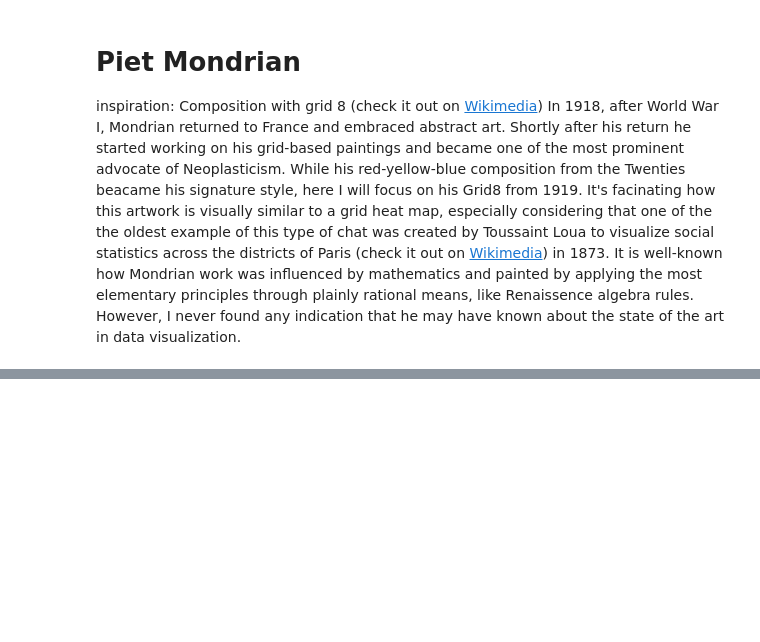
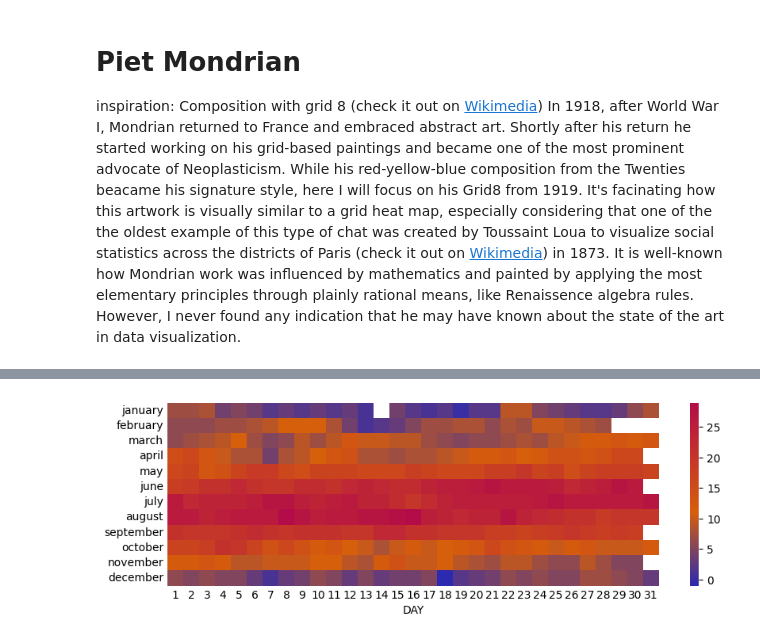
Before and after one commit to p-vale/datart, a Jupyter notebook: mondrian_grid.ipynb, the cells around one changed output, grey strips where cells are left out. Drawn from its saved outputs; the diff is of its cells as text; code cells hidden in the pictures; blank space fills up the shorter version.

Commit message:
mondrian heatmap

```diff
--- a/mondrian_grid.ipynb
+++ b/mondrian_grid.ipynb
@@ -71,0 +64,11 @@ sns.heatmap(df_heat.corr(), cmap='vlag')
+# %%
+df_heat = pd.DataFrame(data={'DAY':day_arr})
+for month in month_arr:
+  df_tmp = copy.copy(df_media.query('MONTH==@month'))
+  df_tmp = df_tmp.rename(columns = {'TMEDIA': month})
+  df_tmp = df_tmp.drop(columns = ['MONTH'])
+  df_heat = df_heat.merge(df_tmp, on='DAY', how = 'outer')
+
+df_heat = df_heat.set_index('DAY')
+df_heat = df_heat.T
+df_heat.head(3)
@@ -71,0 +106,25 @@ sns.heatmap(df_heat.corr(), cmap='vlag')
+# %%
+def inter_from_256(x):
+    return np.interp(x=x,xp=[0,255],fp=[0,1])
+
+cdict = {
+    'red' : ((0.0, inter_from_256(44), inter_from_256(44)),
+            (0.4, inter_from_256(214), inter_from_256(214)),
+            (1.0, inter_from_256(179), inter_from_256(179))),
+    'green' : ((0.0, inter_from_256(42), inter_from_256(42)),
+            (0.4, inter_from_256(95), inter_from_256(95)),
+            (1.0, inter_from_256(12), inter_from_256(12))),
+    'blue' : ((0.0, inter_from_256(176), inter_from_256(176)),
+            (0.4, inter_from_256(11), inter_from_256(11)),
+            (1.0, inter_from_256(72), inter_from_256(72)))
+}
+grd = matplotlib.colors.LinearSegmentedColormap('', segmentdata=cdict)
+# %%
+fig, ax = plt.subplots(figsize=(10, 3))
+sns.heatmap(df_heat, ax=ax, cmap=grd)
+ax.tick_params(axis = u'both', # hide ticks
+              which = u'both',
+              length = 0
+              )
+# %% [output]
+[figure, added]
```
Also changed, not shown: parts of 13 cells of this notebook, 8 other files.
